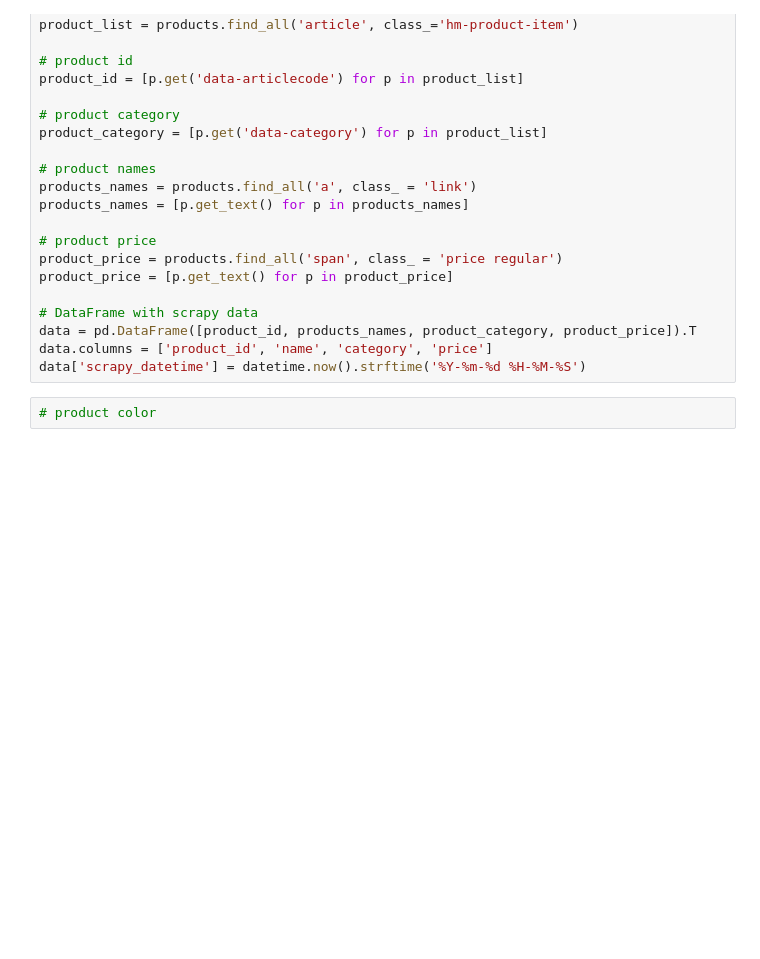
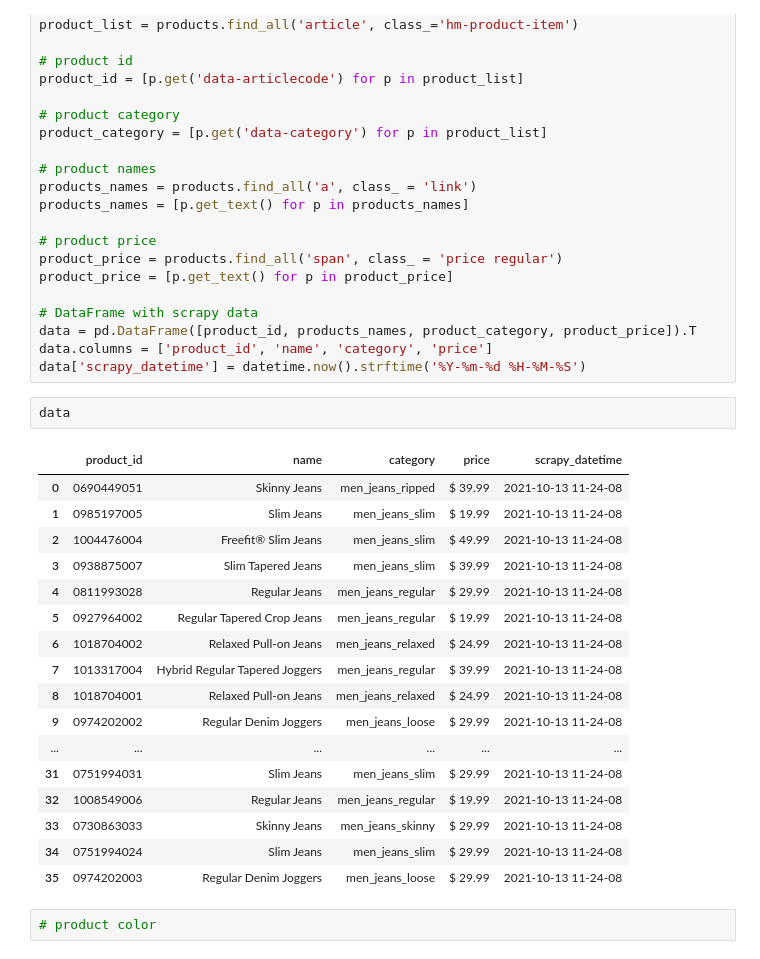
Before and after one commit to MarcosRMG/ds_ao_dev, a Jupyter notebook: notebooks/DS ao DEV.ipynb, the cells around one changed output. Drawn from its saved outputs; the diff is of its cells as text; blank space fills up the shorter version.

```diff
--- a/notebooks/DS ao DEV.ipynb
+++ b/notebooks/DS ao DEV.ipynb
@@ -57,6 +59,26 @@ product_price = [p.get_text() for p in product_price]
 data = pd.DataFrame([product_id, products_names, product_category, product_price]).T
 data.columns = ['product_id', 'name', 'category', 'price']
 data['scrapy_datetime'] = datetime.now().strftime('%Y-%m-%d %H-%M-%S')
+# %%
+data
+# %% [output]
+|  | product_id | name | category | price | scrapy_datetime |
+| 0 | 0690449051 | Skinny Jeans | men_jeans_ripped | $ 39.99 | 2021-10-13 11-24-08 |
+| 1 | 0985197005 | Slim Jeans | men_jeans_slim | $ 19.99 | 2021-10-13 11-24-08 |
+| 2 | 1004476004 | Freefit® Slim Jeans | men_jeans_slim | $ 49.99 | 2021-10-13 11-24-08 |
+| 3 | 0938875007 | Slim Tapered Jeans | men_jeans_slim | $ 39.99 | 2021-10-13 11-24-08 |
+| 4 | 0811993028 | Regular Jeans | men_jeans_regular | $ 29.99 | 2021-10-13 11-24-08 |
+| 5 | 0927964002 | Regular Tapered Crop Jeans | men_jeans_regular | $ 19.99 | 2021-10-13 11-24-08 |
+| 6 | 1018704002 | Relaxed Pull-on Jeans | men_jeans_relaxed | $ 24.99 | 2021-10-13 11-24-08 |
+| 7 | 1013317004 | Hybrid Regular Tapered Joggers | men_jeans_regular | $ 39.99 | 2021-10-13 11-24-08 |
+| 8 | 1018704001 | Relaxed Pull-on Jeans | men_jeans_relaxed | $ 24.99 | 2021-10-13 11-24-08 |
+| 9 | 0974202002 | Regular Denim Joggers | men_jeans_loose | $ 29.99 | 2021-10-13 11-24-08 |
+| ... | ... | ... | ... | ... | ... |
+| 31 | 0751994031 | Slim Jeans | men_jeans_slim | $ 29.99 | 2021-10-13 11-24-08 |
+| 32 | 1008549006 | Regular Jeans | men_jeans_regular | $ 19.99 | 2021-10-13 11-24-08 |
+| 33 | 0730863033 | Skinny Jeans | men_jeans_skinny | $ 29.99 | 2021-10-13 11-24-08 |
+| 34 | 0751994024 | Slim Jeans | men_jeans_slim | $ 29.99 | 2021-10-13 11-24-08 |
+| 35 | 0974202003 | Regular Denim Joggers | men_jeans_loose | $ 29.99 | 2021-10-13 11-24-08 |
 # %%
 # product color
 # %%
```
Also changed, not shown: parts of 12 cells of this notebook, 2 other files.
